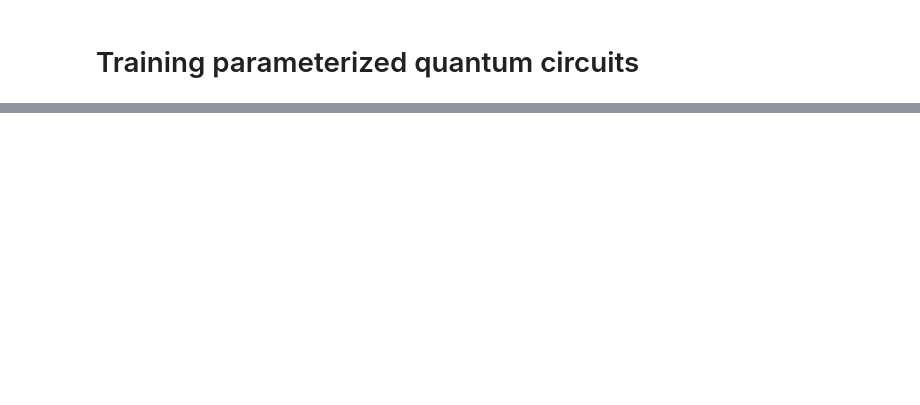
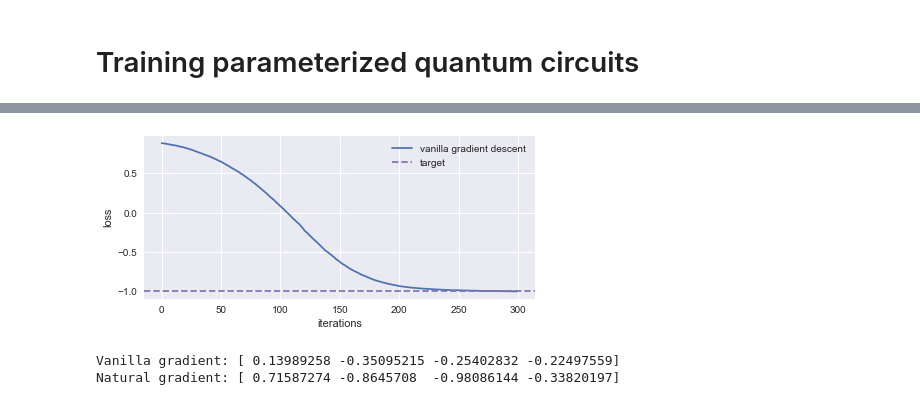
Before and after one commit to zlaabsi/quantum_ml, a Jupyter notebook: optimization/train_param_q_circuit.ipynb, the cells around one changed output, grey strips where cells are left out. Saved outputs shown, nothing was run; the diff lists cells and outputs as text; code cells hidden in the pictures; blank space fills up the shorter version.

```diff
--- a/optimization/train_param_q_circuit.ipynb
+++ b/optimization/train_param_q_circuit.ipynb
@@ -96,18 +130,20 @@ gd = GradientDescent(maxiter=300,
 # %%
 x_opt, fx_opt, nfevs = gd.optimize(
     initial_point.size,    # number of parameters
     evaluate_expectation,  # function to minimize
     gradient_function=evaluate_gradient,  # function to evaluate gradient
     initial_point=initial_point  # initial point
 )
 
-import matplotlib
 import matplotlib.pyplot as plt
 import numpy as np
 
+plt.style.use("seaborn")
 plt.figure(figsize=(7, 3))
 plt.plot(gd_loss, label='vanilla gradient descent')
 plt.axhline(-1, ls='--', c='C3', label='target')
 plt.ylabel('loss')
 plt.xlabel('iterations')
 plt.legend();
+# %% [output]
+[figure, added]
@@ -113,0 +152,17 @@ plt.legend();
+# %%
+natural_gradient = (NaturalGradient(regularization='ridge')
+                    .convert(expectation))
+natural_gradient_in_pauli_basis = PauliExpectation().convert(
+                                                    natural_gradient)
+sampler = CircuitSampler(quantum_instance, caching="all")
+
+def evaluate_natural_gradient(x):
+    value_dict = dict(zip(ansatz.parameters, x))
+    result = sampler.convert(natural_gradient, params=value_dict).eval()
+    return np.real(result)
+
+print('Vanilla gradient:', evaluate_gradient(initial_point))
+print('Natural gradient:', evaluate_natural_gradient(initial_point))
+# %% [output]
+Vanilla gradient: [ 0.13989258 -0.35095215 -0.25402832 -0.22497559]
+Natural gradient: [ 0.71587274 -0.8645708  -0.98086144 -0.33820197]
```
Also changed, not shown: parts of 12 cells of this notebook, 1 other file.
